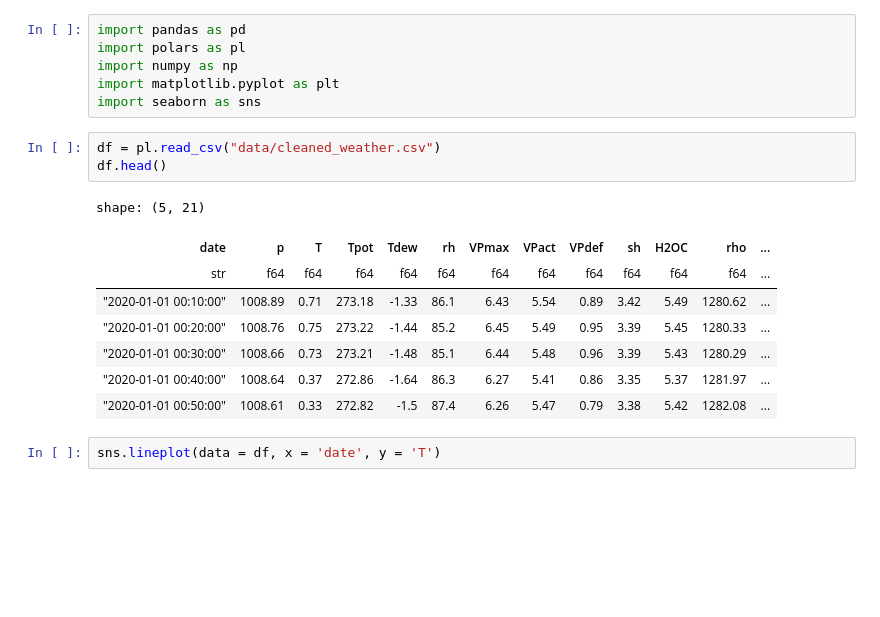
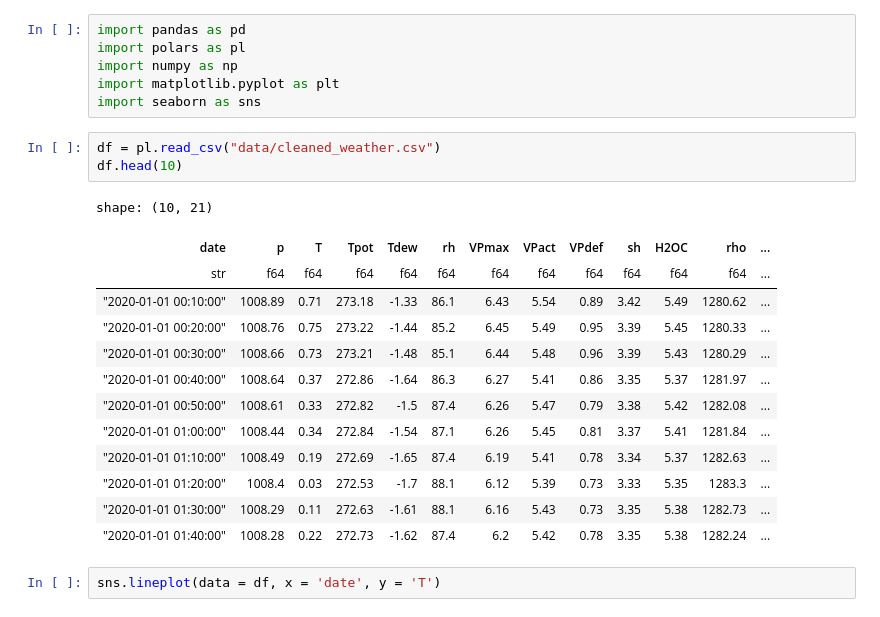
Before and after one commit to bsalisbury1/Projects, a Jupyter notebook: TimeSeriesForecasting/exploration.ipynb, the cells around one changed output. Saved outputs shown, nothing was run; the diff lists cells and outputs as text; blank space fills up the shorter version.

```diff
--- a/TimeSeriesForecasting/exploration.ipynb
+++ b/TimeSeriesForecasting/exploration.ipynb
@@ -6,16 +6,21 @@ import matplotlib.pyplot as plt
 import seaborn as sns
 # %%
 df = pl.read_csv("data/cleaned_weather.csv")
-df.head()
+df.head(10)
 # %% [output]
-shape: (5, 21)
+shape: (10, 21)
 | date | p | T | Tpot | Tdew | rh | VPmax | VPact | VPdef | sh | H2OC | rho | ... |
 | str | f64 | f64 | f64 | f64 | f64 | f64 | f64 | f64 | f64 | f64 | f64 | ... |
 | "2020-01-01 00:10:00" | 1008.89 | 0.71 | 273.18 | -1.33 | 86.1 | 6.43 | 5.54 | 0.89 | 3.42 | 5.49 | 1280.62 | ... |
 | "2020-01-01 00:20:00" | 1008.76 | 0.75 | 273.22 | -1.44 | 85.2 | 6.45 | 5.49 | 0.95 | 3.39 | 5.45 | 1280.33 | ... |
 | "2020-01-01 00:30:00" | 1008.66 | 0.73 | 273.21 | -1.48 | 85.1 | 6.44 | 5.48 | 0.96 | 3.39 | 5.43 | 1280.29 | ... |
 | "2020-01-01 00:40:00" | 1008.64 | 0.37 | 272.86 | -1.64 | 86.3 | 6.27 | 5.41 | 0.86 | 3.35 | 5.37 | 1281.97 | ... |
 | "2020-01-01 00:50:00" | 1008.61 | 0.33 | 272.82 | -1.5 | 87.4 | 6.26 | 5.47 | 0.79 | 3.38 | 5.42 | 1282.08 | ... |
+| "2020-01-01 01:00:00" | 1008.44 | 0.34 | 272.84 | -1.54 | 87.1 | 6.26 | 5.45 | 0.81 | 3.37 | 5.41 | 1281.84 | ... |
+| "2020-01-01 01:10:00" | 1008.49 | 0.19 | 272.69 | -1.65 | 87.4 | 6.19 | 5.41 | 0.78 | 3.34 | 5.37 | 1282.63 | ... |
+| "2020-01-01 01:20:00" | 1008.4 | 0.03 | 272.53 | -1.7 | 88.1 | 6.12 | 5.39 | 0.73 | 3.33 | 5.35 | 1283.3 | ... |
+| "2020-01-01 01:30:00" | 1008.29 | 0.11 | 272.63 | -1.61 | 88.1 | 6.16 | 5.43 | 0.73 | 3.35 | 5.38 | 1282.73 | ... |
+| "2020-01-01 01:40:00" | 1008.28 | 0.22 | 272.73 | -1.62 | 87.4 | 6.2 | 5.42 | 0.78 | 3.35 | 5.38 | 1282.24 | ... |
 # %%
 sns.lineplot(data = df, x = 'date', y = 'T')
 # %% [output]
```
